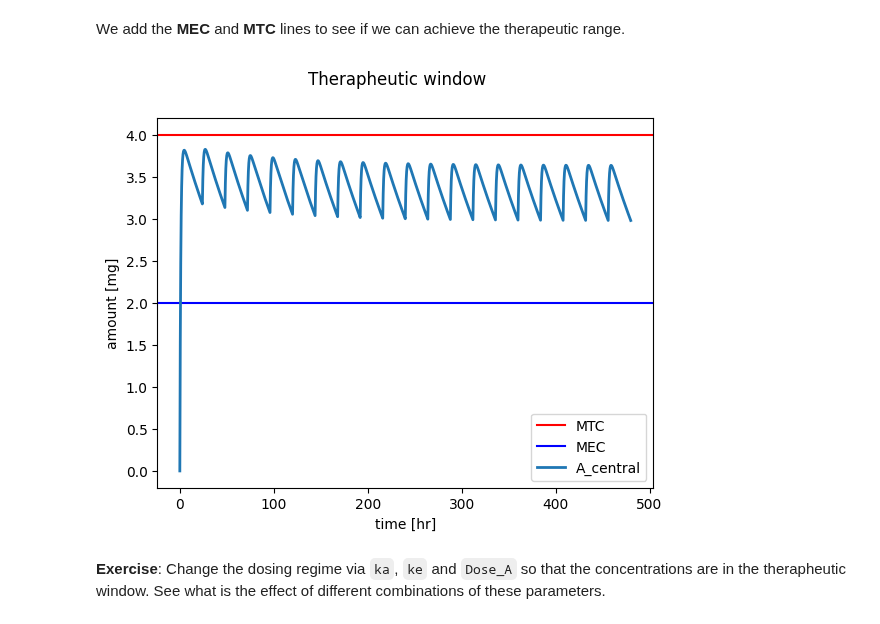
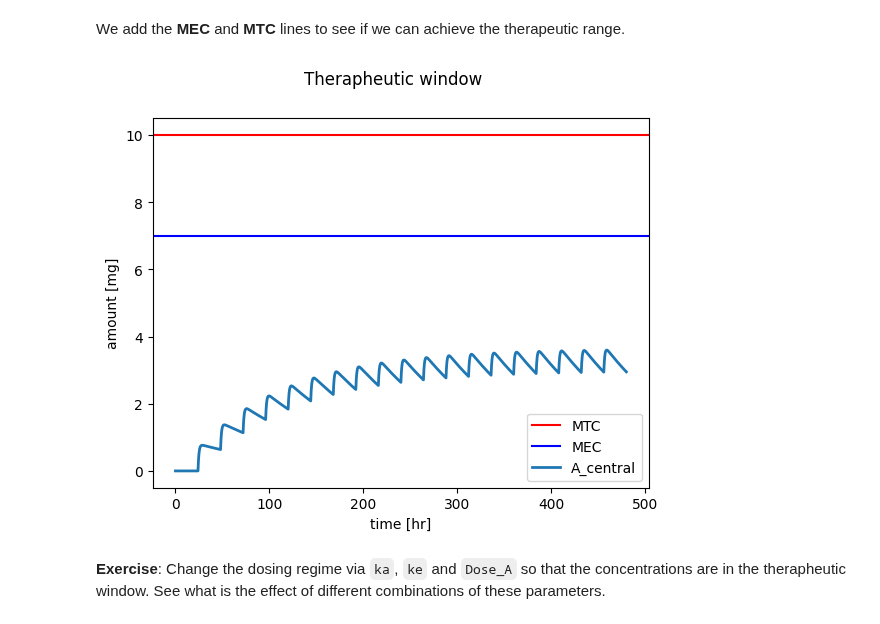
Before and after one commit to matthiaskoenig/course-pharmacokinetic-modelling, a Jupyter notebook: src/mb19/notebooks/05_multiple_dosing.ipynb, the cells around one changed output. Drawn from its saved outputs; the diff is of its cells as text; code cells hidden in the pictures.

```diff
--- a/src/mb19/notebooks/05_multiple_dosing.ipynb
+++ b/src/mb19/notebooks/05_multiple_dosing.ipynb
@@ -74,7 +74,7 @@ def simulate_multi_dosing(Dose_A, ka, ke):
     dfs = []
     for k in range(n_doses):
         if k == 0:
-            x0[0] = 400
+            x0[0] = 0
             tvec = t.copy()
         elif k > 0:
             x0 = x[-1, :]
@@ -142,25 +142,25 @@ We add the **MEC** and **MTC** lines to see if we can achieve the therapeutic ra
 # %%
 # plot results
 
 # run simulation and plot results
 Dose_A = 80.0  # [mg]
 ka = 0.01  # [1/hr]
 ke = 1.0  # [1/hr]
 df = simulate_multi_dosing(Dose_A, ka, ke)
 
 f, ax = plt.subplots(nrows=1, ncols=1)
 f.suptitle("Therapheutic window")
 
-ax.axhline(y=4, color='r', linestyle='-', label="MTC")
-ax.axhline(y=2, color='b', linestyle='-', label="MEC")
+ax.axhline(y=10, color='r', linestyle='-', label="MTC")
+ax.axhline(y=7, color='b', linestyle='-', label="MEC")
 
 ax.plot(df.time, df["A_central"], linewidth=2, label=names[1], color=colors[1])
 ax.legend()
 ax.set_xlabel("time [hr]")
 ax.set_ylabel("amount [mg]")
 
 plt.show()
 # %% [output]
-[figure, old version]
+[figure, new version]
 # %% [markdown]
 **Exercise**: Change the dosing regime via `ka`, `ke` and `Dose_A` so that the concentrations are in the therapheutic window. See what is the effect of different combinations of these parameters.
```
Also changed, not shown: parts of 1 cell of this notebook, 4 other files.
